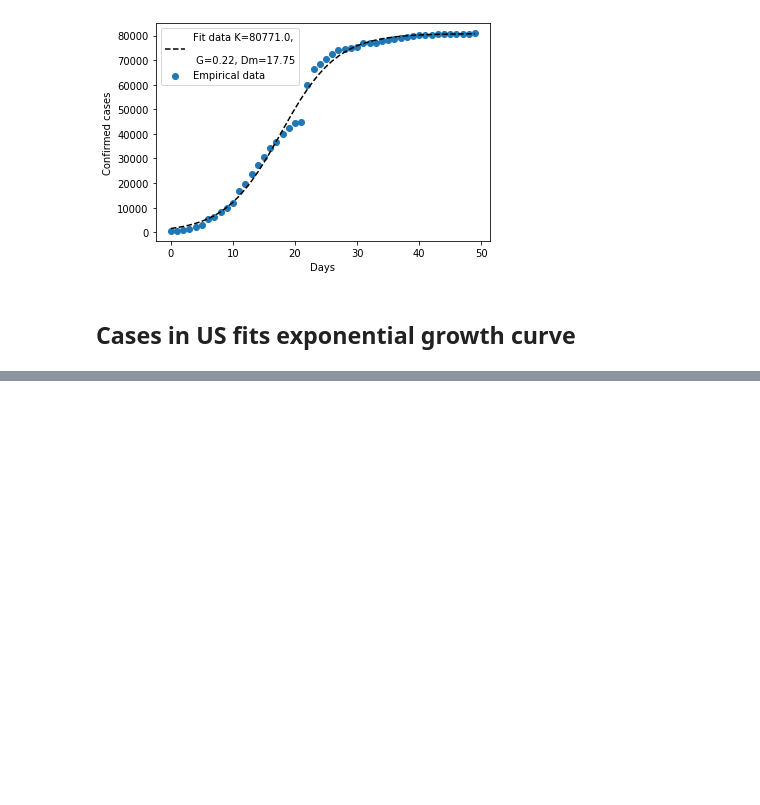
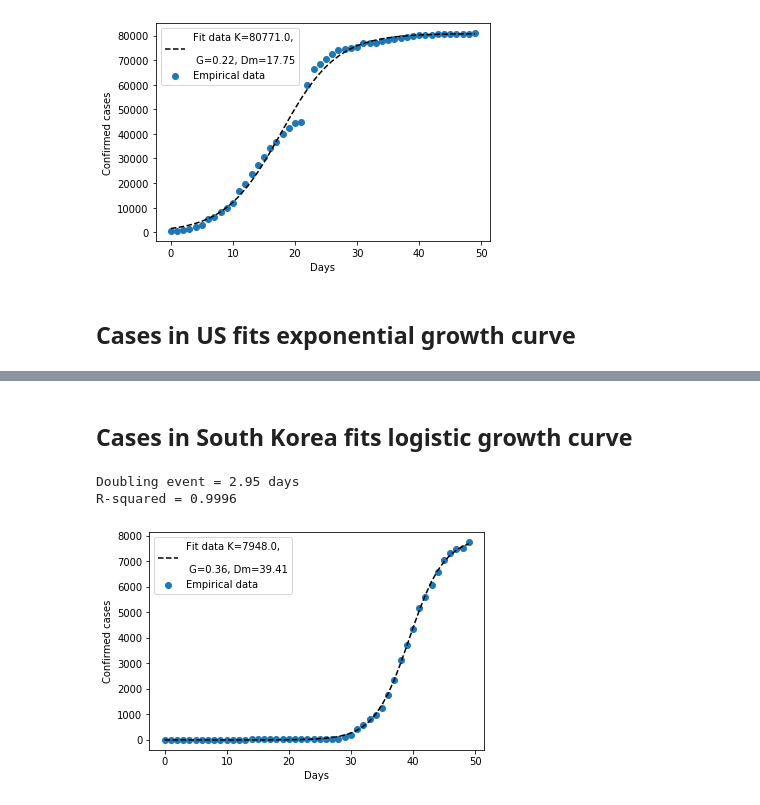
Before and after one commit to yash-shashank-vakilna/covid-19-model-spread, a Jupyter notebook: Covid19_growth_curve_country_wise.ipynb, the cells around one changed output, grey strips where cells are left out. Cells and saved outputs as stored; diff of their text form; code cells hidden in the pictures; blank space fills up the shorter version.

```diff
--- a/Covid19_US_and_China_growth_curve.ipynb
+++ b/Covid19_growth_curve_country_wise.ipynb
@@ -71,0 +110,30 @@ Doubling event = 3.38 days
+# %% [markdown]
+## Cases in South Korea fits logistic growth curve
+# %%
+sp_country_df = country_df.loc['South Korea']
+
+confirm_cases = sp_country_df['Confirmed'].to_numpy()
+days =  np.arange(len(confirm_cases))
+
+def logit_fun(x,K,G,Dm ):
+    return K/(1+np.exp(-G*(x-Dm)))
+
+popt_logit, pcov_logit = curve_fit(logit_fun,
+            days, confirm_cases,
+            p0=[8e5,0.2,18])
+
+fit_data = logit_fun(days, popt_logit[0], popt_logit[1], popt_logit[2])
+nl='\n'
+plt.scatter(days,confirm_cases,label='Empirical data')
+plt.plot(days, fit_data, 'k--', label=f"""Fit data K={np.round(popt_logit[0])},
+         {nl} G={np.round(popt_logit[1],2)}, Dm={np.round(popt_logit[2],2)}""")
+
+plt.xlabel('Days'); plt.ylabel('Confirmed cases')
+plt.legend()
+
+print(f'Doubling event = {np.round(1+np.log(2)/popt_logit[1],2)} days')
+print(f'R-squared = {np.round(compute_r_squared(confirm_cases,fit_data),4)}')
+# %% [output]
+Doubling event = 2.95 days
+R-squared = 0.9996
+[figure, added]
```
Also changed, not shown: parts of 6 cells of this notebook.
